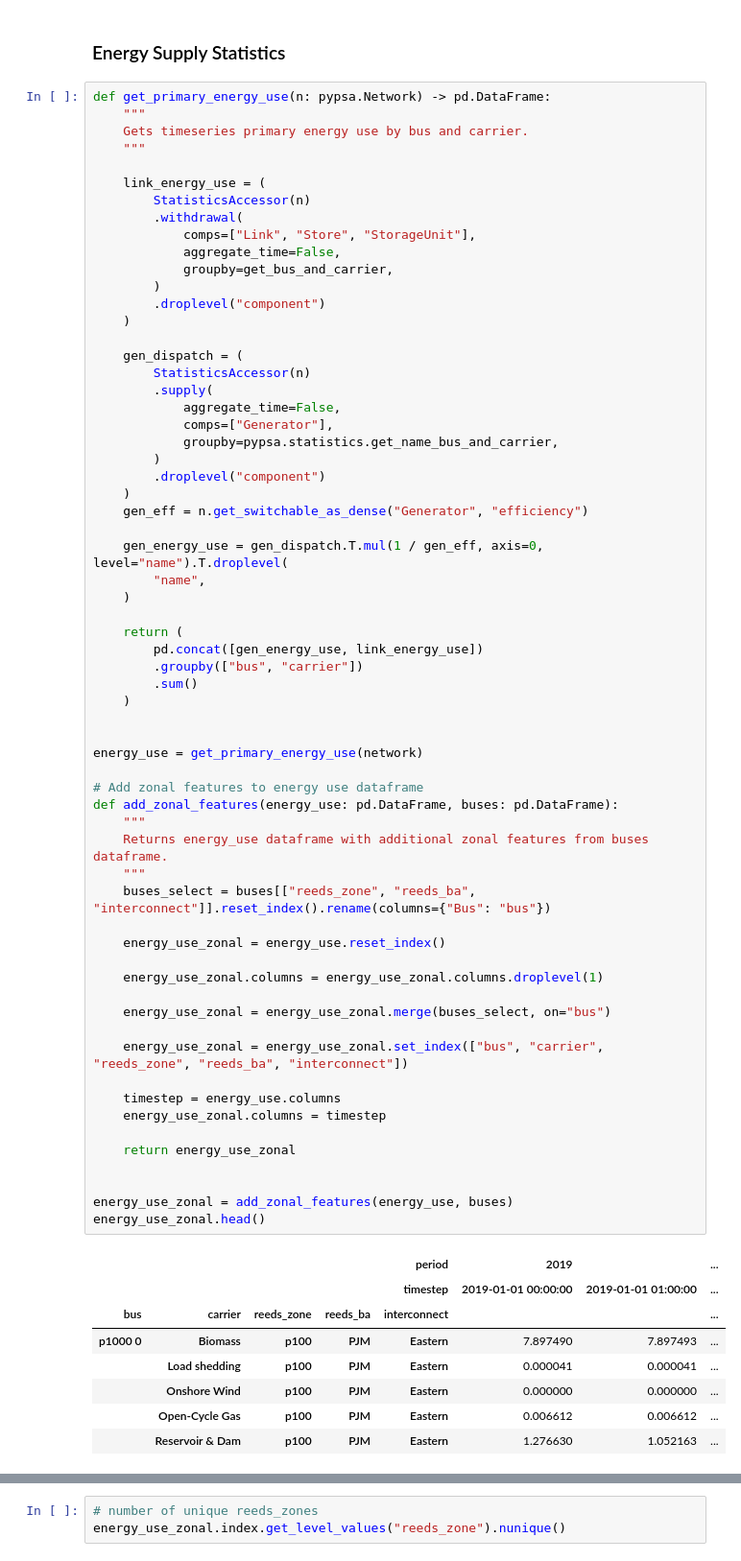
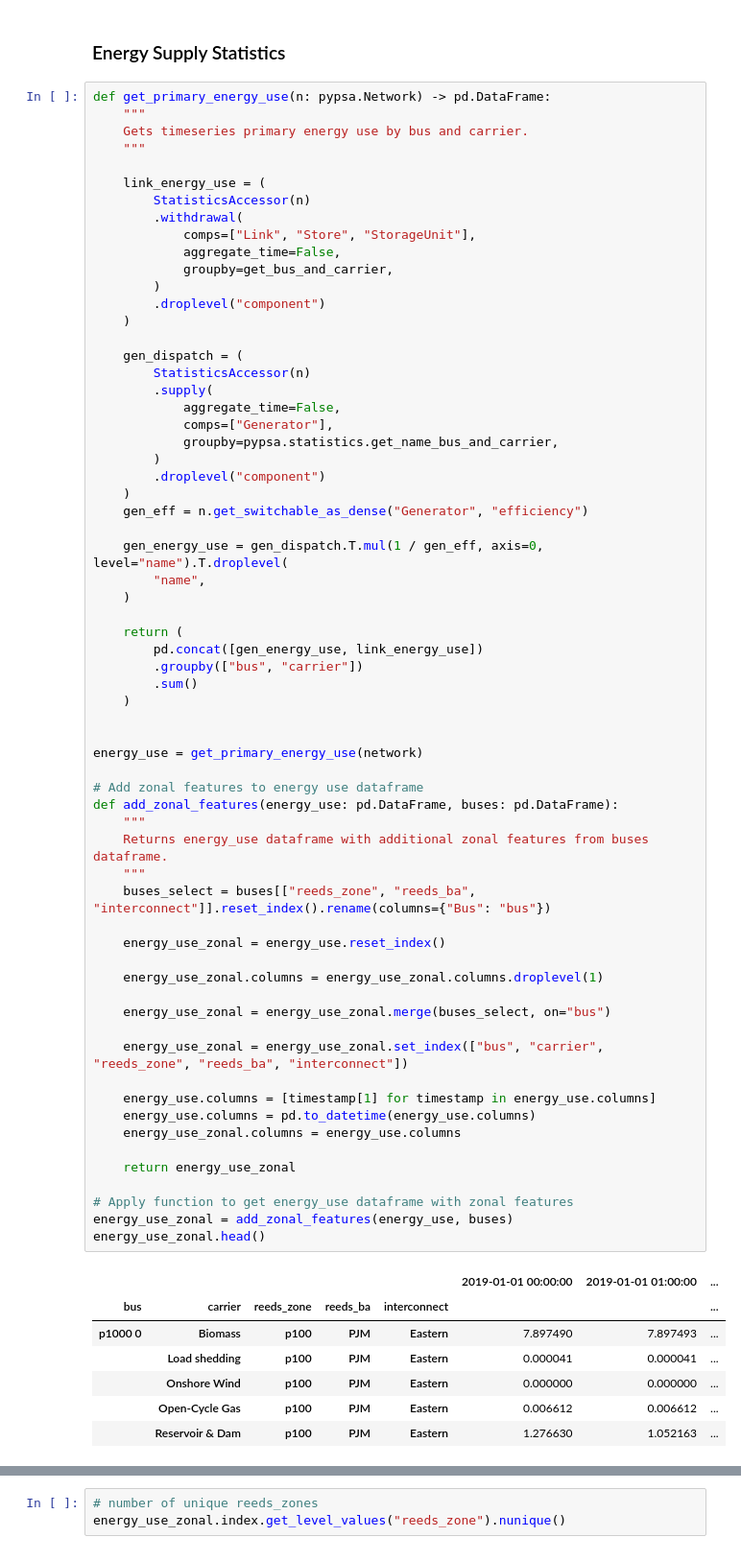
Before and after one commit to af3913/pypsa-usa, a Jupyter notebook: workflow/pypsa-usa_technical_appendix.ipynb, the cells around one changed output, grey strips where cells are left out. Shown at 96% size. Drawn from its saved outputs; the diff is of its cells as text.

```diff
--- a/workflow/pypsa-usa_technical_appendix.ipynb
+++ b/workflow/pypsa-usa_technical_appendix.ipynb
@@ -195,38 +213,38 @@ def get_primary_energy_use(n: pypsa.Network) -> pd.DataFrame:
     return (
         pd.concat([gen_energy_use, link_energy_use])
         .groupby(["bus", "carrier"])
         .sum()
     )
 
 
 energy_use = get_primary_energy_use(network)
 
 # Add zonal features to energy use dataframe
 def add_zonal_features(energy_use: pd.DataFrame, buses: pd.DataFrame):
     """
     Returns energy_use dataframe with additional zonal features from buses dataframe.
     """
     buses_select = buses[["reeds_zone", "reeds_ba", "interconnect"]].reset_index().rename(columns={"Bus": "bus"})
 
     energy_use_zonal = energy_use.reset_index()
 
     energy_use_zonal.columns = energy_use_zonal.columns.droplevel(1)
 
     energy_use_zonal = energy_use_zonal.merge(buses_select, on="bus")
 
     energy_use_zonal = energy_use_zonal.set_index(["bus", "carrier", "reeds_zone", "reeds_ba", "interconnect"])
 
-    timestep = energy_use.columns
-    energy_use_zonal.columns = timestep
+    energy_use.columns = [timestamp[1] for timestamp in energy_use.columns]
+    energy_use.columns = pd.to_datetime(energy_use.columns)
+    energy_use_zonal.columns = energy_use.columns
 
     return energy_use_zonal
 
-
+# Apply function to get energy_use dataframe with zonal features
 energy_use_zonal = add_zonal_features(energy_use, buses)
 energy_use_zonal.head()
 # %% [output]
-|  |  |  |  | period | 2019 |  | ... |
-|  |  |  |  | timestep | 2019-01-01 00:00:00 | 2019-01-01 01:00:00 | ... |
+|  |  |  |  |  | 2019-01-01 00:00:00 | 2019-01-01 01:00:00 | ... |
 | bus | carrier | reeds_zone | reeds_ba | interconnect |  |  | ... |
 | p1000 0 | Biomass | p100 | PJM | Eastern | 7.897490 | 7.897493 | ... |
 |  | Load shedding | p100 | PJM | Eastern | 0.000041 | 0.000041 | ... |
```
Also changed, not shown: parts of 7 cells of this notebook.
